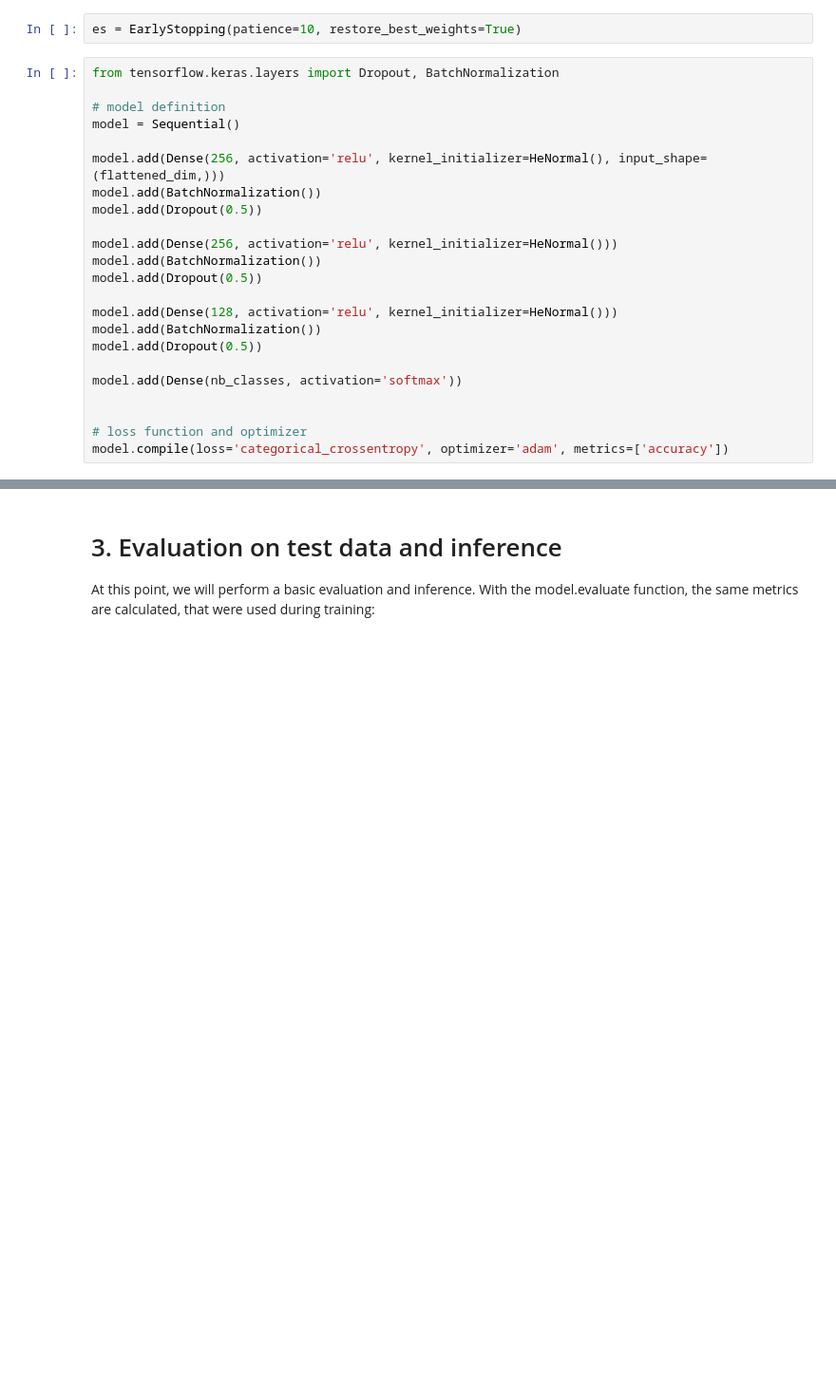
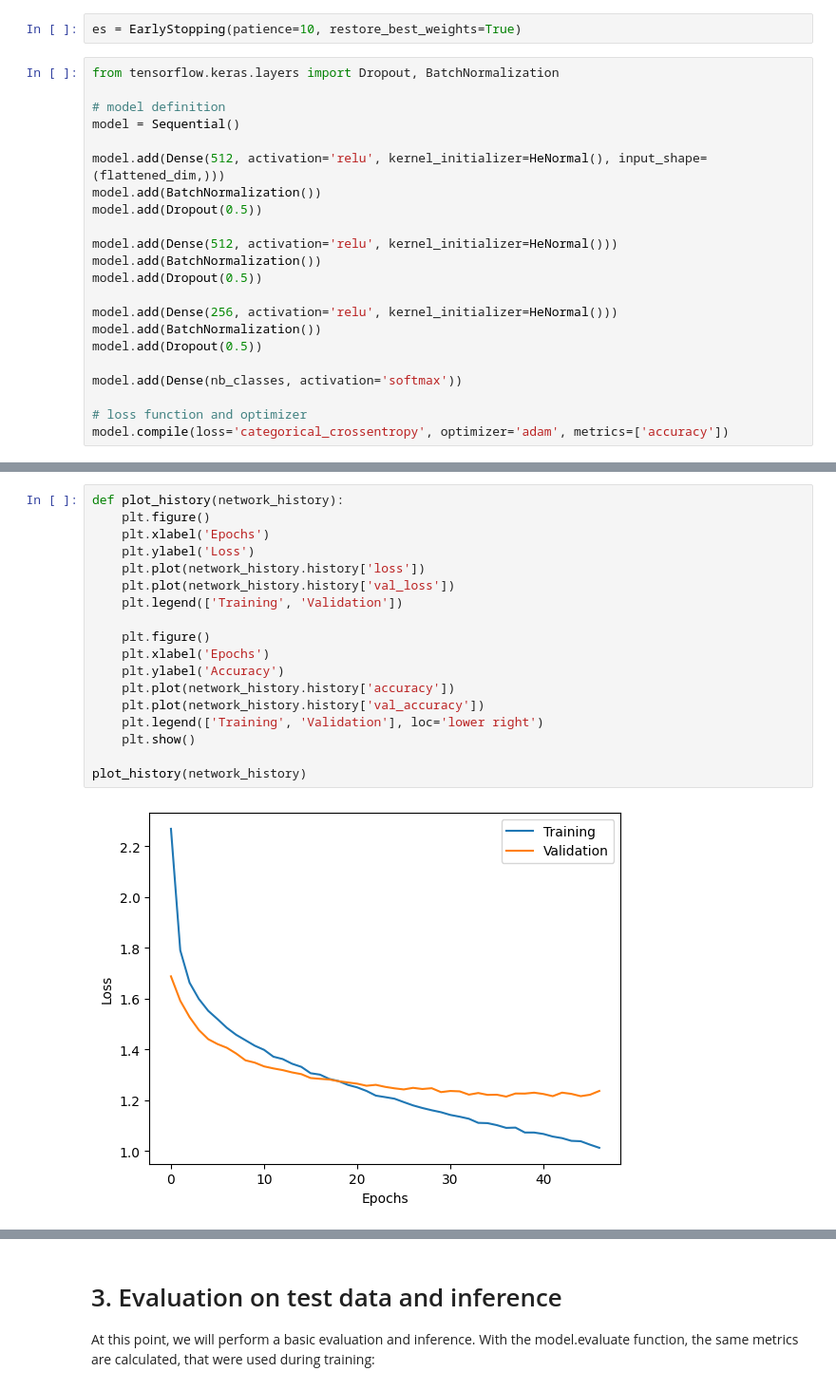
Before and after one commit to huberyhub/deep_learning_ait, a Jupyter notebook: assessment4_hubery.ipynb, the cells around one changed output, grey strips where cells are left out. Shown at 95% size. Saved outputs shown, nothing was run; the diff lists cells and outputs as text; blank space fills up the shorter version.

```diff
--- a/assessment4_hubery.ipynb
+++ b/assessment4_hubery.ipynb
@@ -384,7 +423,11 @@ from tensorflow.keras.layers import Dropout, BatchNormalization
 # model definition
 model = Sequential()
 
-model.add(Dense(256, activation='relu', kernel_initializer=HeNormal(), input_shape=(flattened_dim,)))
+model.add(Dense(512, activation='relu', kernel_initializer=HeNormal(), input_shape=(flattened_dim,)))
+model.add(BatchNormalization())
+model.add(Dropout(0.5))
+
+model.add(Dense(512, activation='relu', kernel_initializer=HeNormal()))
 model.add(BatchNormalization())
 model.add(Dropout(0.5))
 
@@ -392,12 +435,7 @@ model.add(Dense(256, activation='relu', kernel_initializer=HeNormal()))
 model.add(BatchNormalization())
 model.add(Dropout(0.5))
 
-model.add(Dense(128, activation='relu', kernel_initializer=HeNormal()))
-model.add(BatchNormalization())
-model.add(Dropout(0.5))
-
 model.add(Dense(nb_classes, activation='softmax'))
-
 
 # loss function and optimizer
 model.compile(loss='categorical_crossentropy', optimizer='adam', metrics=['accuracy'])
@@ -429,0 +468,20 @@ Epoch 16/10000000
+# %%
+def plot_history(network_history):
+    plt.figure()
+    plt.xlabel('Epochs')
+    plt.ylabel('Loss')
+    plt.plot(network_history.history['loss'])
+    plt.plot(network_history.history['val_loss'])
+    plt.legend(['Training', 'Validation'])
+
+    plt.figure()
+    plt.xlabel('Epochs')
+    plt.ylabel('Accuracy')
+    plt.plot(network_history.history['accuracy'])
+    plt.plot(network_history.history['val_accuracy'])
+    plt.legend(['Training', 'Validation'], loc='lower right')
+    plt.show()
+
+plot_history(network_history)
+# %% [output]
+[figure, added]
```
Also changed, not shown: parts of 16 cells of this notebook.
